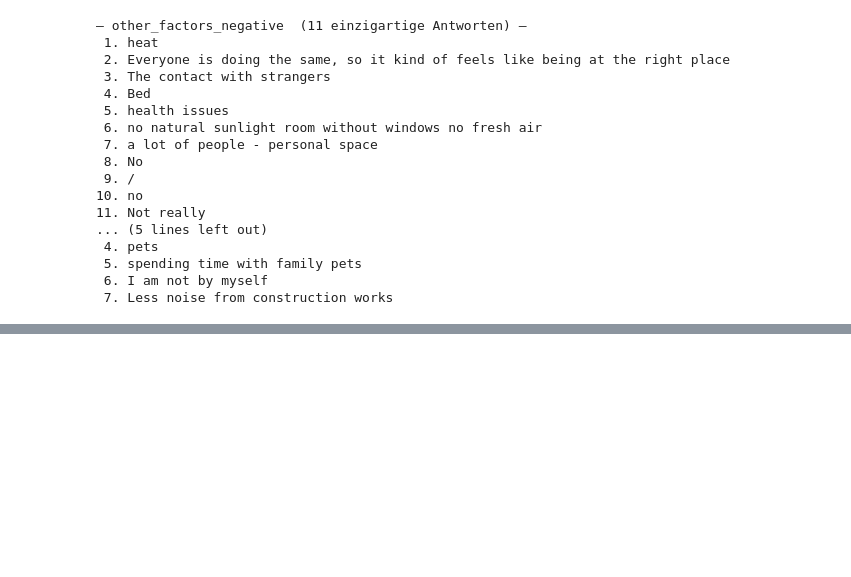
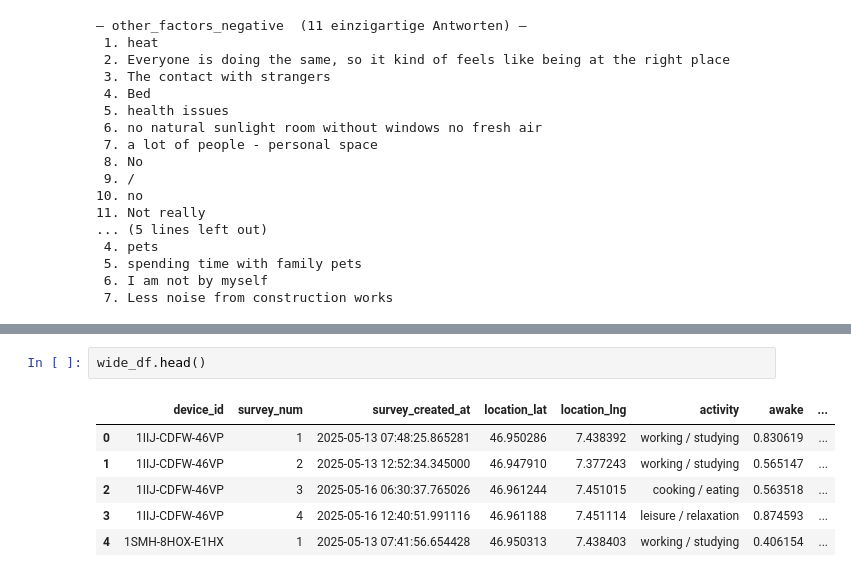
Before and after one commit to lbatschelet/Designing-InterMind, a Jupyter notebook: analysis/analysis.ipynb, the cells around one changed output, grey strips where cells are left out. Cells and saved outputs as stored; diff of their text form; blank space fills up the shorter version.

```diff
--- a/analysis/analysis.ipynb
+++ b/analysis/analysis.ipynb
@@ -1034,3 +1033,12 @@ m
 # %% [output]
 106 Surveys mit Geo-Daten gefunden.
 [interactive output not drawn]
+# %%
+wide_df.head()
+# %% [output]
+|  | device_id | survey_num | survey_created_at | location_lat | location_lng | activity | awake | ... |
+| 0 | 1IIJ-CDFW-46VP | 1 | 2025-05-13 07:48:25.865281 | 46.950286 | 7.438392 | working / studying | 0.830619 | ... |
+| 1 | 1IIJ-CDFW-46VP | 2 | 2025-05-13 12:52:34.345000 | 46.947910 | 7.377243 | working / studying | 0.565147 | ... |
+| 2 | 1IIJ-CDFW-46VP | 3 | 2025-05-16 06:30:37.765026 | 46.961244 | 7.451015 | cooking / eating | 0.563518 | ... |
+| 3 | 1IIJ-CDFW-46VP | 4 | 2025-05-16 12:40:51.991116 | 46.961188 | 7.451114 | leisure / relaxation | 0.874593 | ... |
+| 4 | 1SMH-8HOX-E1HX | 1 | 2025-05-13 07:41:56.654428 | 46.950313 | 7.438403 | working / studying | 0.406154 | ... |
```
Also changed, not shown: parts of 3 cells of this notebook.
